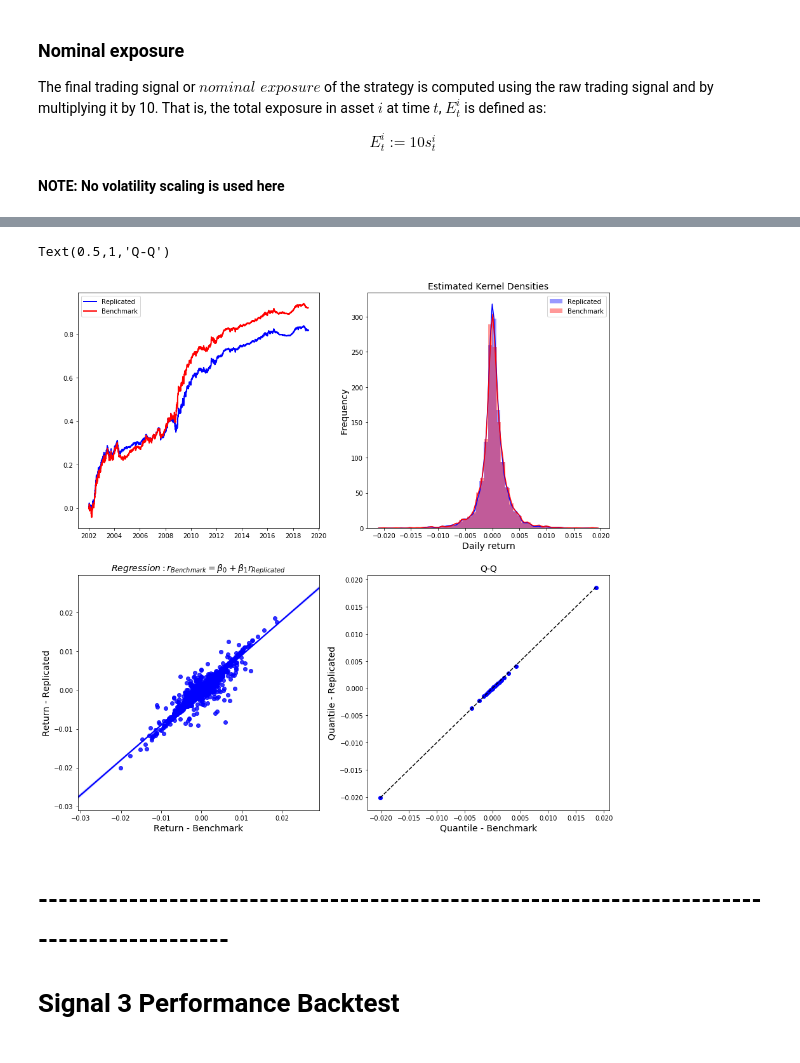
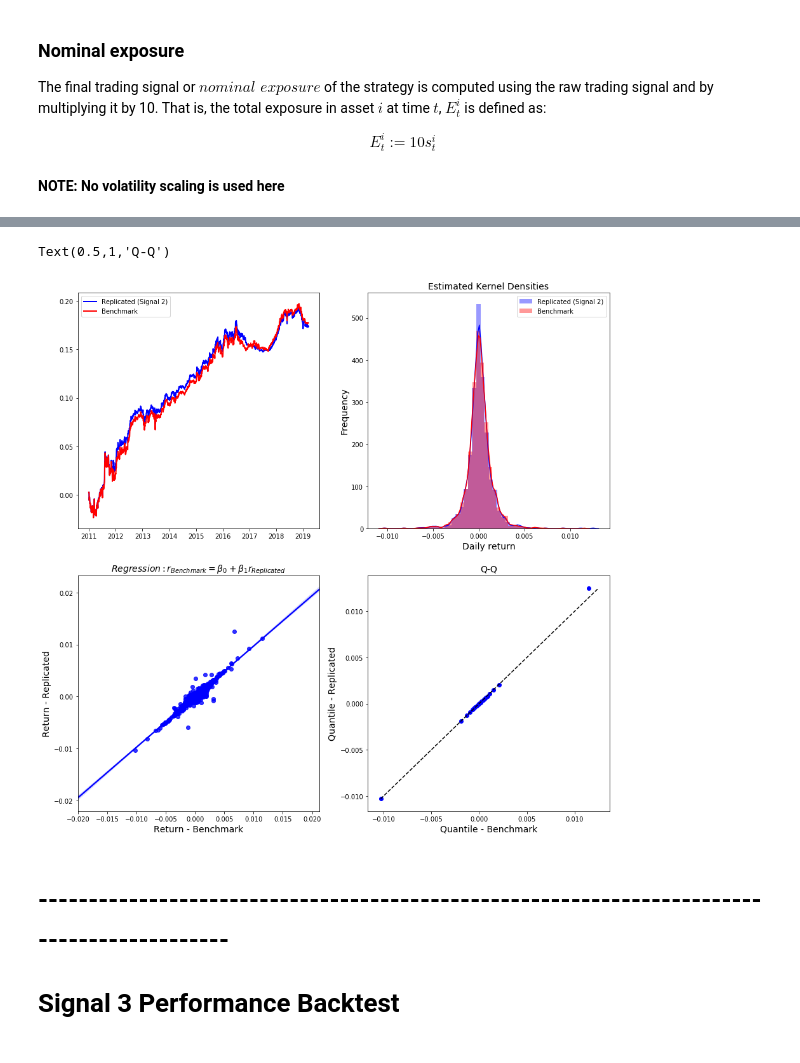
Before and after one commit to jshellen/CTA-strategies, a Jupyter notebook: eurodollar_mom_backtest.ipynb, the cells around one changed output, grey strips where cells are left out. Saved outputs shown, nothing was run; the diff lists cells and outputs as text; code cells hidden in the pictures.

```diff
--- a/eurodollar_mom_backtest.ipynb
+++ b/eurodollar_mom_backtest.ipynb
@@ -542,12 +607,12 @@ strategy_2_no_vol_scaling = pd.DataFrame(index = ret.index, data = np.zeros_like
 for symbol in symbols:
 
         # Momentum signal
-        s = momentum_signals["Signal_2"][symbol]
-        s = s*index_specifications[symbol]["Signal_Scaling"]
+        s_2 = momentum_signals["Signal_2"][symbol]
+        s_2 = s_2*index_specifications[symbol]["Signal_Scaling"]
 
         # Futures returns
         returns  = ret[symbol].to_frame()
         returns.columns = [symbol]
 
         # Strategy returns
-        strategy_2_no_vol_scaling[symbol]  = returns*s.shift(1)              # without volatility scaling
+        strategy_2_no_vol_scaling[symbol]  = returns*s_2.shift(1)              # without volatility scaling
@@ -555,7 +683,7 @@ for symbol in symbols:
 # Plot results
 import seaborn as sns
 
-start_date  = datetime(2001,12,31)
+start_date  = datetime(2010,12,31)
 
 strategy_2_returns = strategy_2_no_vol_scaling.mean(axis=1).dropna().loc[start_date:].fillna(0)
 strategy_sigma     = strategy_2_returns.std()
@@ -567,38 +695,38 @@ benchmark_sigma   = benchmark_returns.std()
 fig, ax = plt.subplots(2, 2, figsize=(15,15))
 
 
-ax[0, 0].plot(strategy_2_returns.cumsum()  , label = 'Replicated', color = 'blue' , ls = '-' , lw = 2)
+ax[0, 0].plot(strategy_2_returns.cumsum()  , label = 'Replicated (Signal 2)', color = 'blue' , ls = '-' , lw = 2)
 ax[0, 0].plot(benchmark_returns.cumsum() , label = 'Benchmark' , color = 'red' , ls = '-' , lw = 2)
 ax[0, 0].legend()
 
-sns.distplot(strategy_2_returns  , ax = ax[0,1], color = 'blue', label = f'Replicated')
+
+sns.distplot(strategy_2_returns  , ax = ax[0,1], color = 'blue', label = f'Replicated (Signal 2)')
 sns.distplot(benchmark_returns , ax = ax[0,1], color = 'red' , label = 'Benchmark' )
 ax[0,1].set_ylabel('Frequency', fontsize=14)
 ax[0,1].set_xlabel('Daily return', fontsize=14)
 ax[0,1].set_title('Estimated Kernel Densities', fontsize=14)
 ax[0,1].legend()
-
 
 x_data = benchmark_returns.fillna(0)
 y_data = strategy_2_returns.loc[x_data.index].fillna(0)
 
 sns.regplot(x = x_data.values, y = y_data.values, ax = ax[1,0], color = 'blue' )
 ax[1,0].set_ylabel(f'Return - Replicated', fontsize=14)
 ax[1,0].set_xlabel(f'Return - Benchmark', fontsize=14)
 ax[1,0].set_title(r'$Regression: r_{Benchmark} = \beta_0 + \beta_1 r_{Replicated}$', fontsize=14)
 
 percs = np.linspace(0,100,21)
 qn_a  = np.percentile(x_data.values, percs)
 qn_b  = np.percentile(y_data.values, percs)
 x     = np.linspace(np.min((qn_a.min(),qn_b.min())), np.max((qn_a.max(),qn_b.max())))
 ax[1,1].plot(x,x, color="k", ls="--")
 ax[1,1].scatter(qn_a,qn_b, marker="o", color = 'blue')
 ax[1,1].set_ylabel(f'Quantile - Replicated', fontsize=14)
 ax[1,1].set_xlabel(f'Quantile - Benchmark', fontsize=14)
 ax[1,1].set_title('Q-Q', fontsize=14)
 # %% [output]
 Text(0.5,1,'Q-Q')
-[figure, old version]
+[figure, new version]
 # %% [markdown]
 # -------------------------------------------------------------------------------------------
 
```
Also changed, not shown: parts of 9 cells of this notebook.
